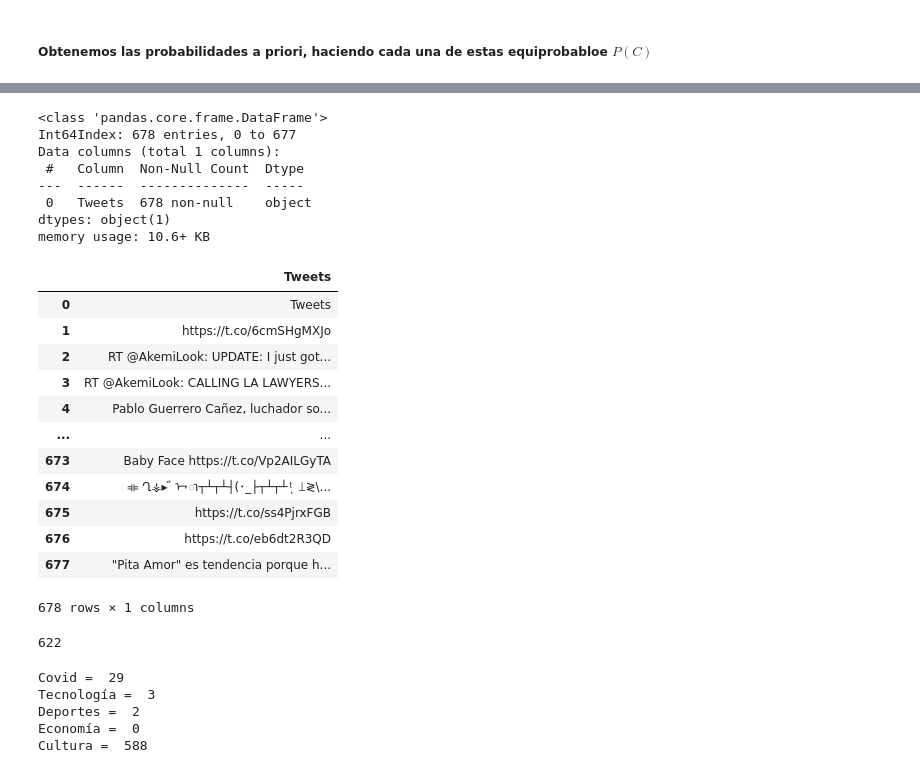
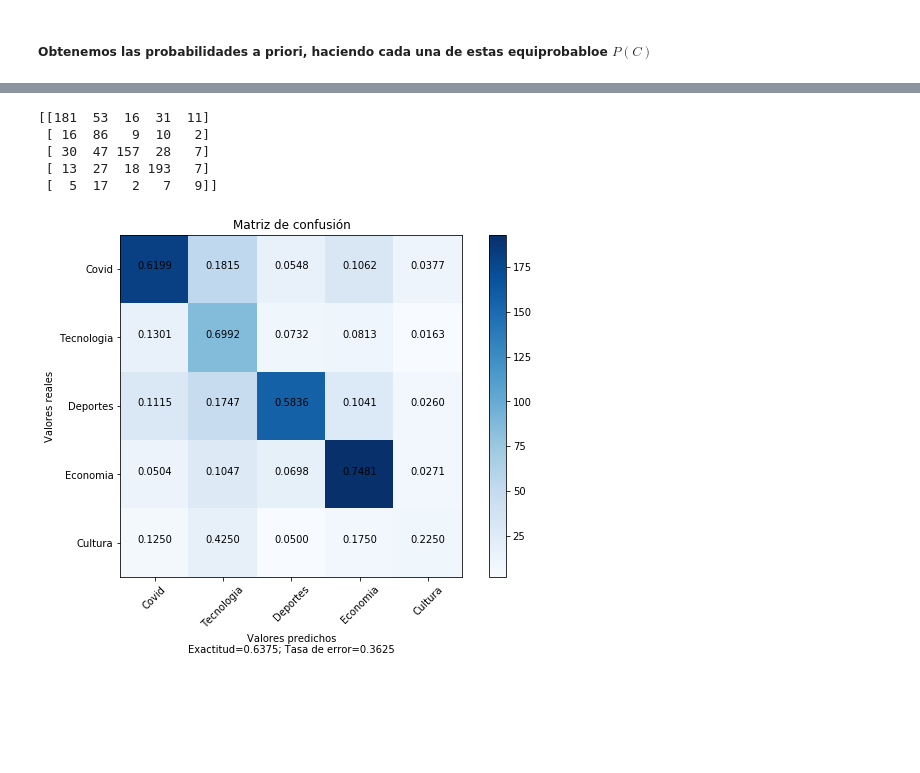
Before and after one commit to IanRamRev/Proyecto_APIT, a Jupyter notebook: Clasificador de topicos.ipynb, the cells around one changed output, grey strips where cells are left out. Cells and saved outputs as stored; diff of their text form; code cells hidden in the pictures; blank space fills up the shorter version.

Commit message:
Se implemento la matriz GLCM de forma gráfica y se limpiaron salidas

```diff
--- a/Clasificador de topicos.ipynb
+++ b/Clasificador de topicos.ipynb
@@ -232,9 +282,11 @@ dataTrain
 # %%
 Y = dataTrain.Tópico.values.tolist()
-X = dataTrain.Titular.values.tolist()
+X = limpiaStopWords(dataTrain.Titular.values.tolist(), stop_words=stop_words)
 
-x, X_test, y, y_test = train_test_split(X, Y, test_size=0.3, random_state=100)
+x, X_test, y, y_test = train_test_split(X, Y, test_size=0.25, random_state=100)
 
 unir = []
 for i in range(len(x)):
     unir.append([x[i], y[i]])
+
+print("Datos de entrenamiento = ", len(x))
@@ -241,3 +295,6 @@ for i in range(len(x)):
+# %%
+## Preprocesamiento de X_test
+resultPreproc = preProcesamiento(X_test)
 # %% [markdown]
 ##### Separamos del dataset por tópicos y a cada encabezado lo separamos por palabra de los documentos eliminando caracteres especiales
 # %%
@@ -278,4 +332,5 @@ PTecn = 1/5
 PDep = 1/5
 PEcon = 1/5
 PCult = 1/5
-print("PCovid = ", PCovid, "PTecn = ", PTecn, "PDep = ", PDep, "PEcon = ", PEcon, "PCult = ", PCult)
+
+labels = ['Covid', 'Tecnologia', 'Deportes', 'Economia', 'Cultura']
@@ -284,11 +337,9 @@ PCovid =  0.2 PTecn =  0.2 PDep =  0.2 PEcon =  0.2 PCult =  0.2
 # %%
 result = []
 for i in range(len(X_test)):
-    result.append(MAP(X_test[i], palabrasCovid, AlfabetoCovid, palabrasTecn, AlfabetoTecn, palabrasDep, AlfabetoDep, palabrasEcon, AlfabetoEcon, palabrasCult, AlfabetoCult))
+    result.append(MAP(resultPreproc[i], palabrasCovid, AlfabetoCovid, palabrasTecn, AlfabetoTecn, palabrasDep, AlfabetoDep, palabrasEcon, AlfabetoEcon, palabrasCult, AlfabetoCult))
 
 resultClass = numpy.asarray(result)
 
-print(len(resultClass))
-print(len(y_test))
-
-confusion_matrix(y_test, resultClass)
+#print(resultClass)
+#print(len(y_test))
@@ -305,32 +345,0 @@ array([[134, 186,   4,  19,   3],
-# %%
-dataTweets = pandas.read_csv(".//TweetsTest//out.txt", names=['Tweets'])
-dataTweets = dataTweets.dropna()
-dataTweets.info()
-dataTweets
-# %% [output]
-<class 'pandas.core.frame.DataFrame'>
-Int64Index: 678 entries, 0 to 677
-Data columns (total 1 columns):
- #   Column  Non-Null Count  Dtype
----  ------  --------------  -----
- 0   Tweets  678 non-null    object
-dtypes: object(1)
-memory usage: 10.6+ KB
-|  | Tweets |
-| 0 | Tweets |
-| 1 | https://t.co/6cmSHgMXJo |
-| 2 | RT @AkemiLook: UPDATE: I just got... |
-| 3 | RT @AkemiLook: CALLING LA LAWYERS... |
-| 4 | Pablo Guerrero Cañez, luchador so... |
-| ... | ... |
-| 673 | Baby Face https://t.co/Vp2AILGyTA |
-| 674 | ⟚ Ղ⚶▸ ̋ ᢇា឵឴┬┴┬┴┤(･_├┬┴┬┴ ͭ ͅ ⟘≷\... |
-| 675 | https://t.co/ss4PjrxFGB |
-| 676 | https://t.co/eb6dt2R3QD |
-| 677 | "Pita Amor" es tendencia porque h... |
-678 rows × 1 columns
-# %%
-tweets = limpiaTweet(dataTweets)
-print(len(tweets))
-# %% [output]
-622
@@ -356,12 +346,15 @@ for tweet in tweets:
-# %%
-print("Covid = ", len(Covid))
-print("Tecnología = ", len(Tecnologia))
-print("Deportes = ", len(Deportes))
-print("Economía = ", len(Economia))
-print("Cultura = ", len(Cultura))
-# %% [output]
-Covid =  29
-Tecnología =  3
-Deportes =  2
-Economía =  0
-Cultura =  588
+# %%
+cm = confusion_matrix(y_test, resultClass)
+print(cm)
+plot_confusion_matrix(cm,
+                      labels,
+                      title='Matriz de confusión',
+                      cmap=None,
+                      normalize=True)
+# %% [output]
+[[181  53  16  31  11]
+ [ 16  86   9  10   2]
+ [ 30  47 157  28   7]
+ [ 13  27  18 193   7]
+ [  5  17   2   7   9]]
+[figure, added]
```
Also changed, not shown: parts of 21 cells of this notebook.
